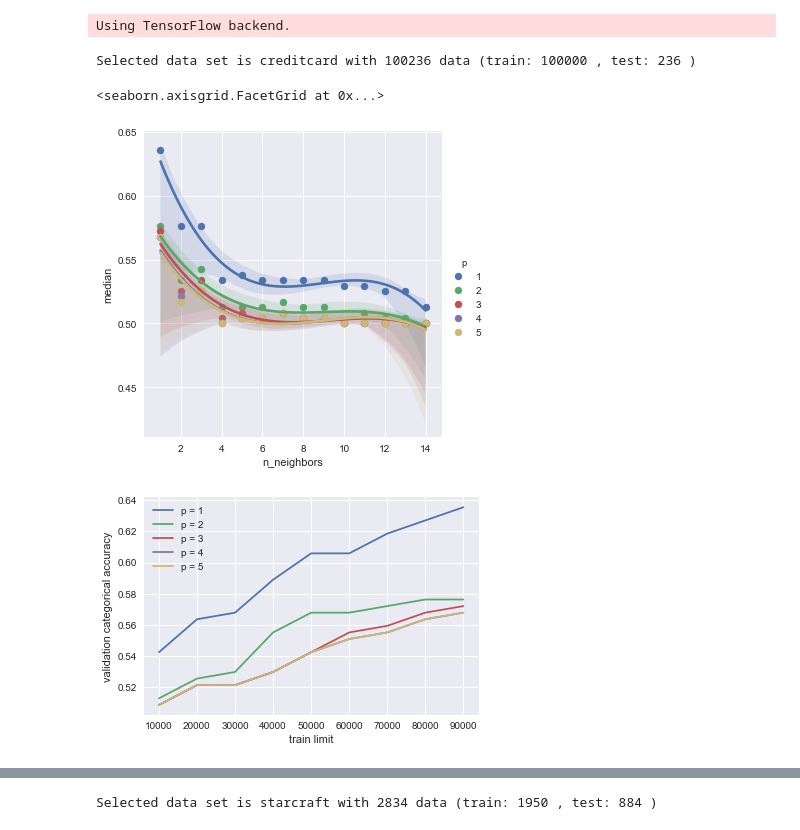
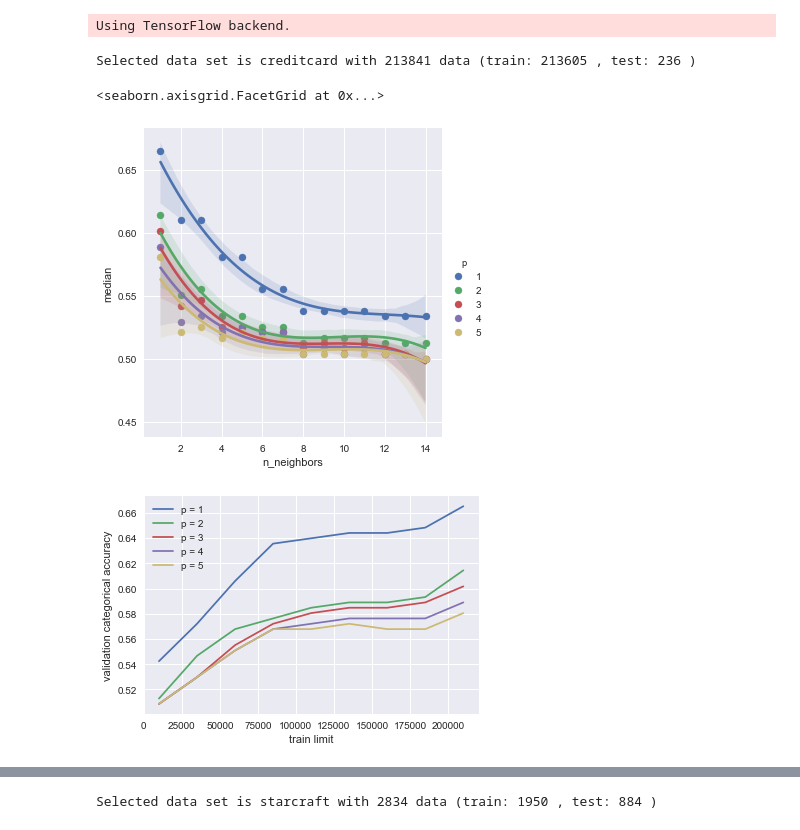
Before and after one commit to anliec/ML_homework_supervised, a Jupyter notebook: knn_test.ipynb, the cells around one changed output, grey strips where cells are left out. Drawn from its saved outputs; the diff is of its cells as text; code cells hidden in the pictures.

```diff
--- a/knn_test.ipynb
+++ b/knn_test.ipynb
@@ -11,21 +11,21 @@ Using TensorFlow backend.
 df, dd, ddi = knn("creditcard",
                   n_neighbors_values=range(1,15,1),
                   p_values=range(1,6),
-                  training_sizes=range(10000, 100001, 10000))
+                  training_sizes=range(10000, 210001, 25000))
 # %% [output]
-Selected data set is creditcard with 100236 data (train: 100000 , test: 236 )
+Selected data set is creditcard with 213841 data (train: 213605 , test: 236 )
 # %%
 cd = consolidate_dict_data(dd, consolidate_argx=ddi['n_neighbors'], argx_name='n_neighbors',
                            consolidate_argy=ddi['score_type'], argy_name='score',
                            consolidate_argz=ddi['p'],
-                           filters=[(ddi['train_limit'], 90000)])
+                           filters=[(ddi['train_limit'], 210000)])
 sdf = to_seaborn_dataframe(cd, wanted_value='median',
                            value_name='median',
                            consolidate_z_name='p')
 sns.lmplot(x='n_neighbors', y='median', hue='p', data=sdf, x_estimator=np.median, order=3, truncate=True)
 # %% [output]
 <seaborn.axisgrid.FacetGrid at 0x...>
-[figure, old version]
+[figure, new version]
 # %%
 cd = consolidate_dict_data(dd, consolidate_argx=ddi['train_limit'], argx_name='train_limit',
                            consolidate_argy=ddi['score_type'], argy_name='score',
@@ -42,4 +42,4 @@ plt.legend()
 plt.savefig("graphs/knn_creditcard_train_limit.png")
 plt.show()
 # %% [output]
-[figure, old version]
+[figure, new version]
```
Also changed, not shown: parts of 3 cells of this notebook.
